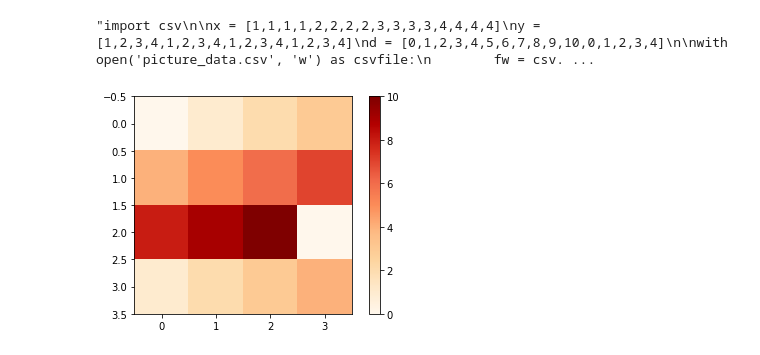
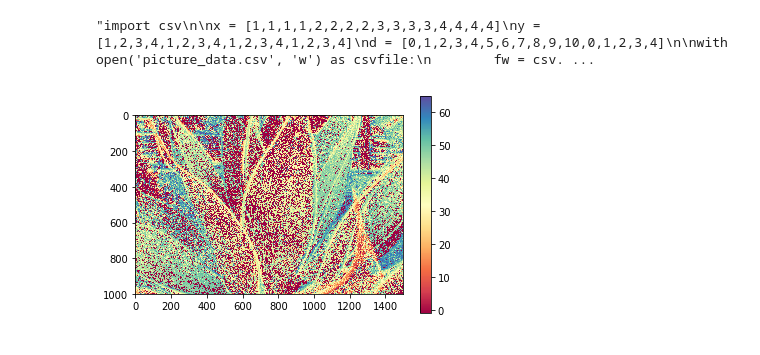
Before and after one commit to atsmith3/ifde, a Jupyter notebook: python/Heat Map.ipynb, the cells around one changed output. Cells and saved outputs as stored; diff of their text form; code cells hidden in the pictures.

```diff
--- a/python/Heat Map.ipynb
+++ b/python/Heat Map.ipynb
@@ -23,10 +23,10 @@ with open('picture_data.csv', 'w') as csvfile:
 # %% [output]
 "import csv\n\nx = [1,1,1,1,2,2,2,2,3,3,3,3,4,4,4,4]\ny = [1,2,3,4,1,2,3,4,1,2,3,4,1,2,3,4]\nd = [0,1,2,3,4,5,6,7,8,9,10,0,1,2,3,4]\n\nwith open('picture_data.csv', 'w') as csvfile:\n        fw = csv. ...
 # %%
-width = 4
+width = 1500
 count = 1
 data = {}
-path = 'picture_data.csv'
+path = 'output.csv'
 with open(path, 'r') as f:
     for lines in f:
         temp = lines.split(',')
@@ -45,7 +44,7 @@ df = df.transpose()
 narray = df.to_numpy()
 # %%
-heat = plt.imshow(narray, cmap='OrRd', interpolation='nearest')
+heat = plt.imshow(narray, cmap='Spectral', interpolation='nearest')
 plt.colorbar(heat)
 plt.show()
 # %% [output]
-[figure, old version]
+[figure, new version]
```
Also changed, not shown: parts of 1 cell of this notebook, 2 other files.
